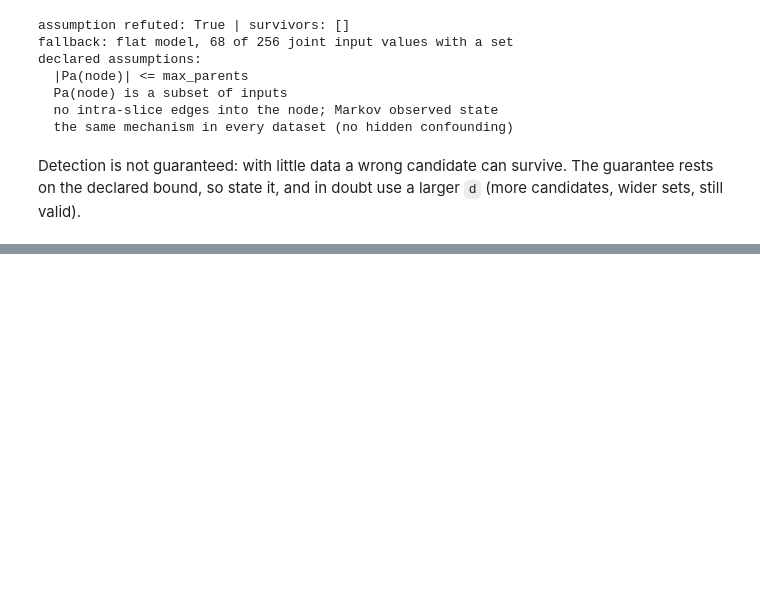
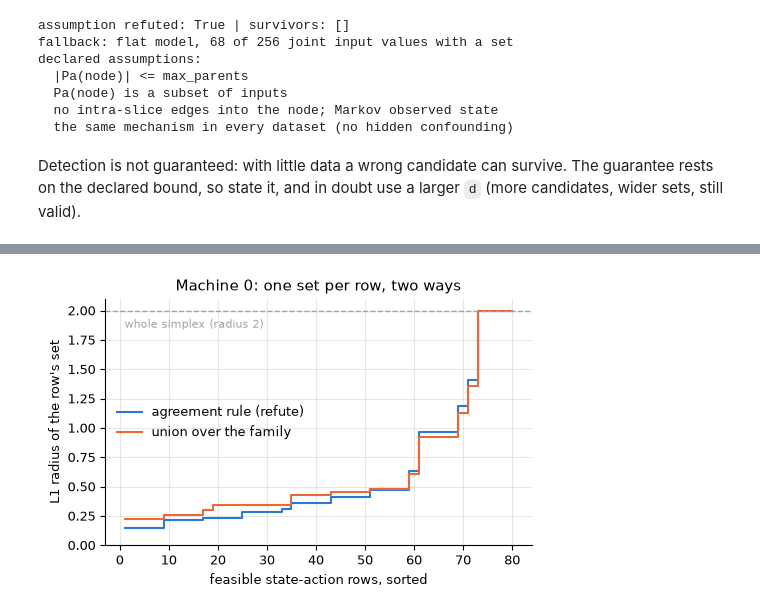
Before and after one commit to Giovannibriglia/NeuralBayesianNetworks, a Jupyter notebook: examples/15_agreement_rule.ipynb, the cells around one changed output, grey strips where cells are left out. Cells and saved outputs as stored; diff of their text form; code cells hidden in the pictures; blank space fills up the shorter version.

```diff
--- a/examples/15_agreement_rule.ipynb
+++ b/examples/15_agreement_rule.ipynb
@@ -210,0 +230,18 @@ larger `d` (more candidates, wider sets, still valid).
+# %%
+family = [("m0", "m3", "rep0"), ("m0", "m3", "rep0", "m1"), ("m0", "rep0")]
+modes = {
+    "agreement rule (refute)": agreement_set(variables, data, "m0'", INPUTS, delta=0.1, candidates=family,
+                                             sampling="trajectory", coverage_rows=FEASIBLE),
+    "union over the family": agreement_set(variables, data, "m0'", INPUTS, delta=0.1, candidates=family,
+                                           sampling="trajectory", coverage_rows=FEASIBLE, refute=False),
+}
+radii = {}
+for name, r in modes.items():
+    proj = parent_row_index(FEASIBLE[:, [INPUTS.index(p) for p in r.parents]].to(r.set.radius.device),
+                            r.parent_cards)
+    radii[name] = r.set.radius[proj].cpu()          # 2 = the whole simplex (no data for some survivor)
+    print(f"{name:24s} survivors {r.survivors}")
+    print(f"{'':24s} families {r.n_families}, delta per family {r.delta_per_family:.4f}, "
+          f"rows with a set {r.flat_with_set} of {r.flat_rows}, "
+          f"median radius {float(radii[name][radii[name] < 2].median()):.3f}")
+print("assumption of the union:", modes["union over the family"].assumptions[0])
@@ -210,0 +254,12 @@ larger `d` (more candidates, wider sets, still valid).
+# %%
+fig, ax = plt.subplots(figsize=(5.5, 3.2))
+for (name, rad), color in zip(radii.items(), (BLUE, ORANGE)):
+    ax.step(range(1, rad.numel() + 1), rad.sort().values, where="post", color=color, label=name)
+ax.axhline(2.0, color=GREY, lw=1, ls="--")
+ax.text(1, 1.93, "whole simplex (radius 2)", color=GREY, fontsize=8, va="top")
+ax.set(xlabel="feasible state-action rows, sorted", ylabel="L1 radius of the row's set",
+       title="Machine 0: one set per row, two ways", ylim=(0, 2.1))
+ax.legend(frameon=False, loc="center left")
+plt.show()
+# %% [output]
+[figure, added]
```
Also changed, not shown: parts of 4 cells of this notebook, 6 other files.
